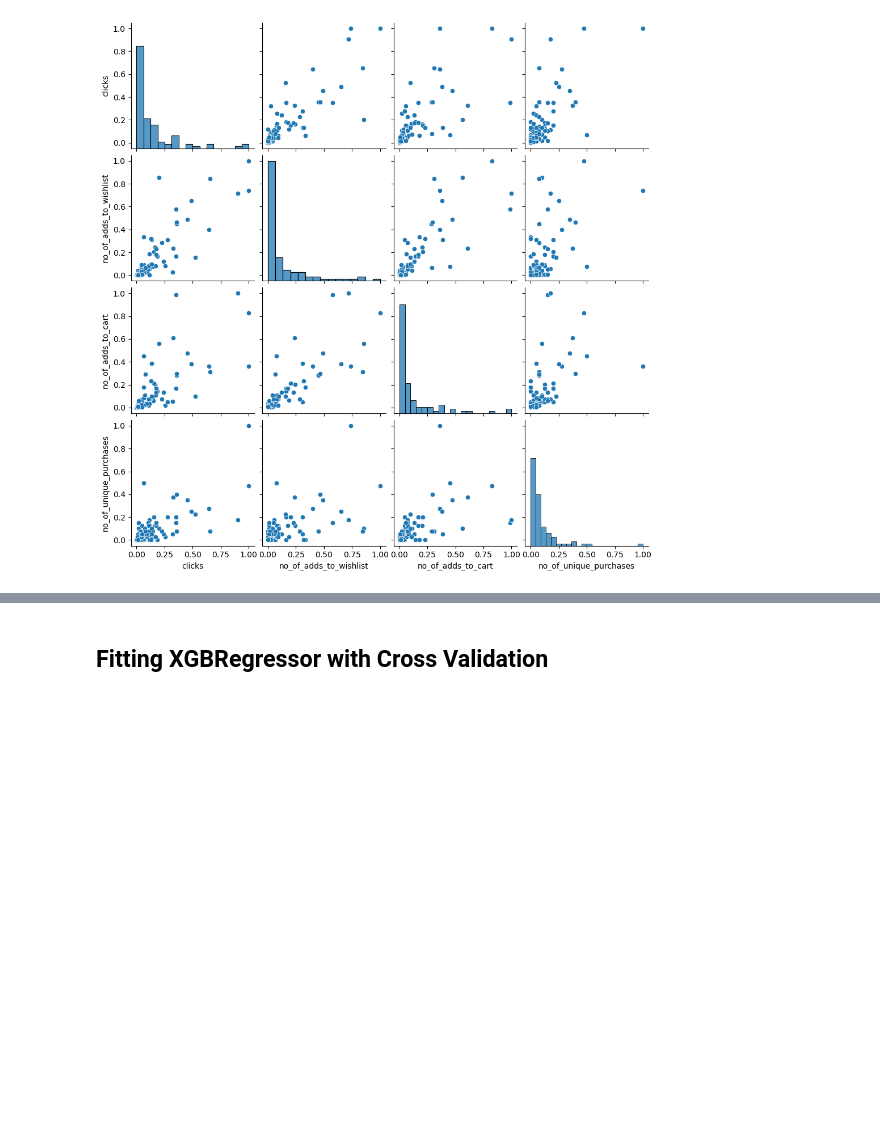
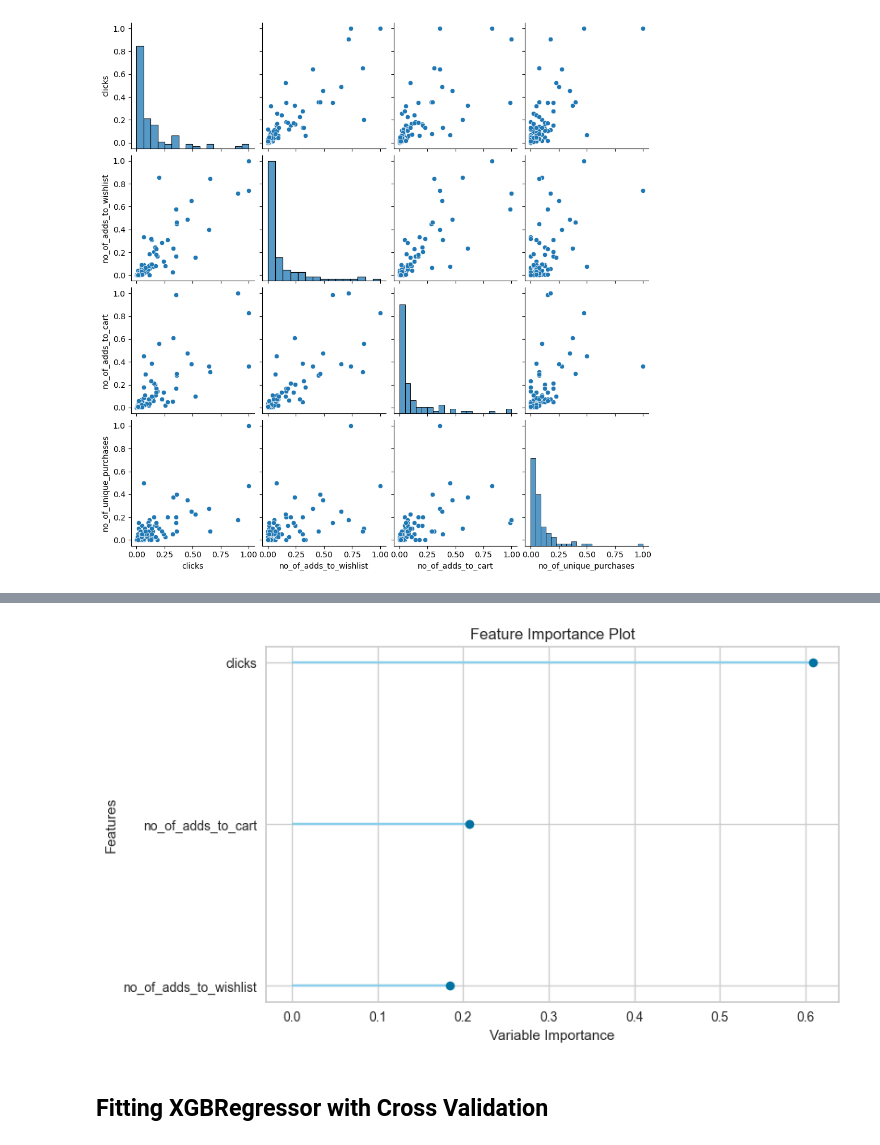
Before and after one commit to UtkarshRedd/Product-Popularity-Calculator, a Jupyter notebook: Fortnightly_Popularity.ipynb, the cells around one changed output, grey strips where cells are left out. Saved outputs shown, nothing was run; the diff lists cells and outputs as text; code cells hidden in the pictures; blank space fills up the shorter version.

```diff
--- a/Fortnightly_Popularity.ipynb
+++ b/Fortnightly_Popularity.ipynb
@@ -686,0 +746,2 @@ sns.pairplot(df_ml)
+# %%
+xgb = create_model('xgboost')
@@ -686,0 +768,3 @@ sns.pairplot(df_ml)
+# %%
+plot_model(xgb, plot = 'feature')
+# %% [output]
@@ -687,3 +772,4 @@ sns.pairplot(df_ml)
+[figure, added]
 # %%
 from sklearn.model_selection import train_test_split
 import sklearn
```
Also changed, not shown: parts of 15 cells of this notebook, 1 other file.
